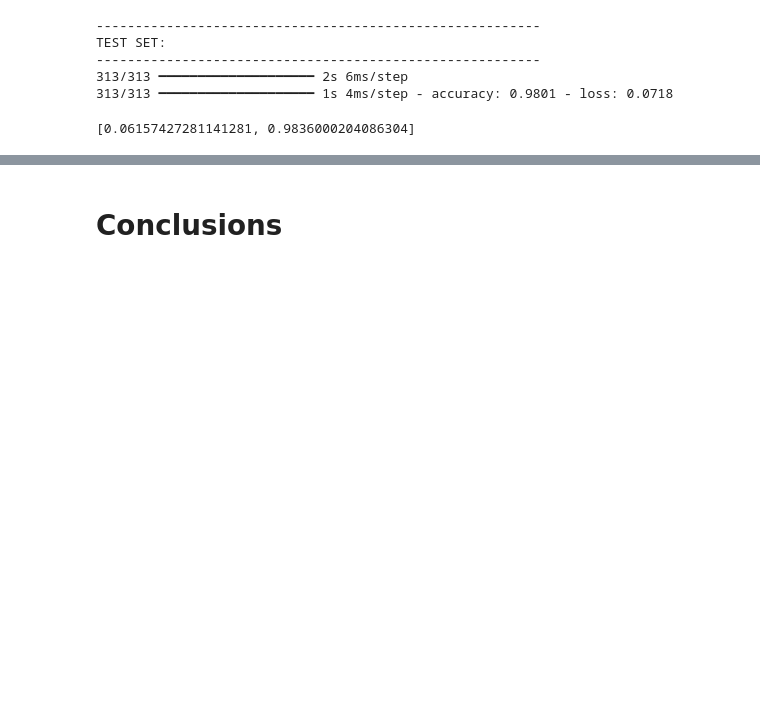
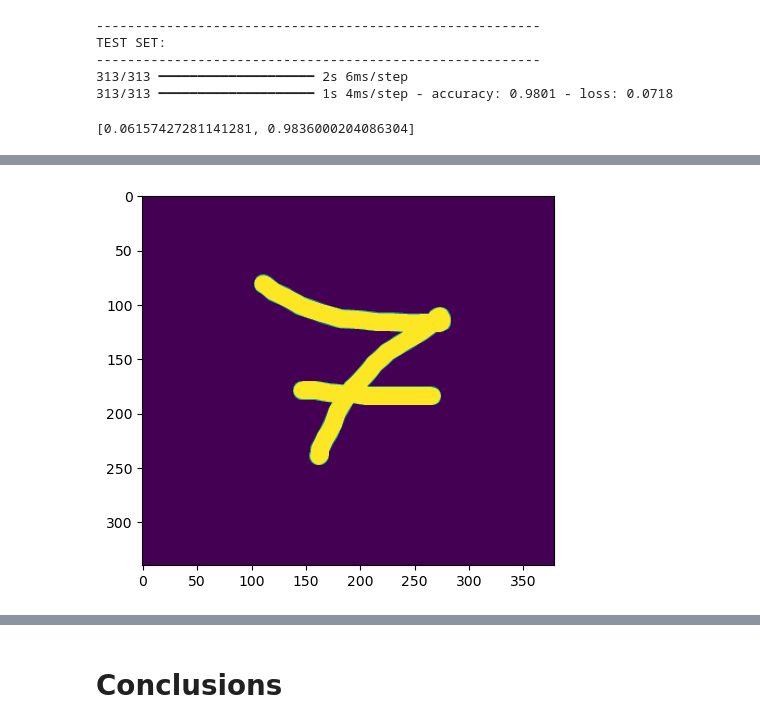
Before and after one commit to Gregoritsch3/DL_Digit_Recognition, a Jupyter notebook: DL_DigitRecognition.ipynb, the cells around one changed output, grey strips where cells are left out. Cells and saved outputs as stored; diff of their text form; code cells hidden in the pictures; blank space fills up the shorter version.

```diff
--- a/DL_DigitRecognition.ipynb
+++ b/DL_DigitRecognition.ipynb
@@ -386,0 +400,7 @@ with open("files/Digit_CNN_model.pickle", 'rb') as f:
+# %%
+#Converting to grayscale
+gray = cv2.cvtColor(img, cv2.COLOR_BGR2GRAY)
+plt.imshow(gray)
+plt.show()
+# %% [output]
+[figure, added]
```
Also changed, not shown: parts of 11 cells of this notebook.
